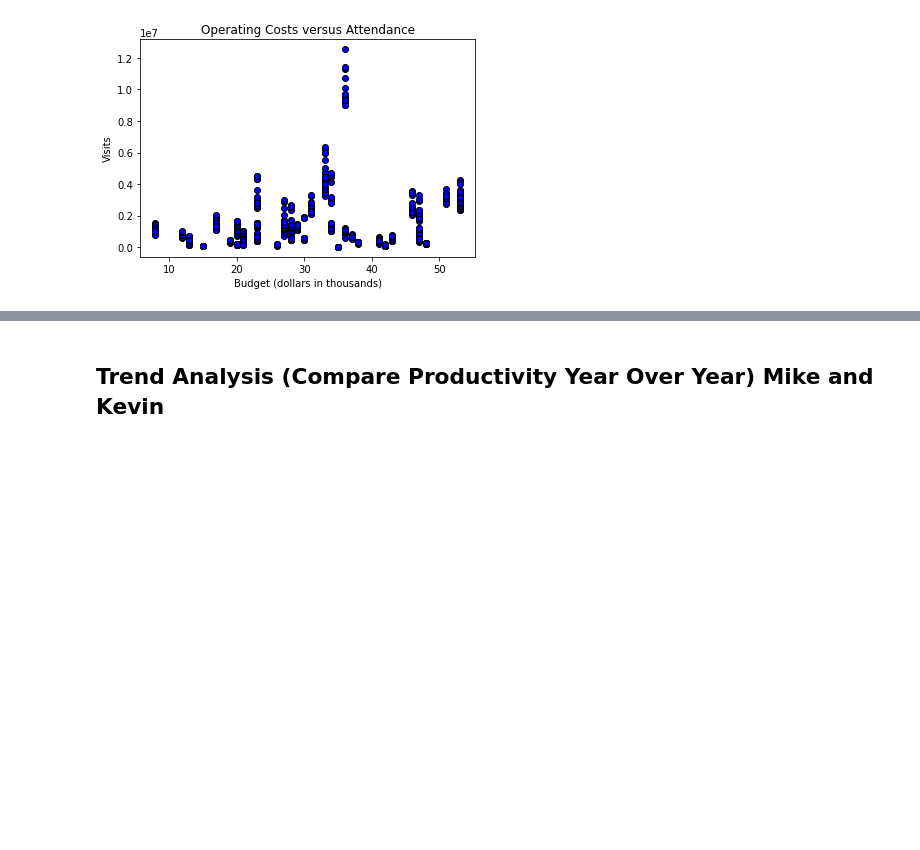
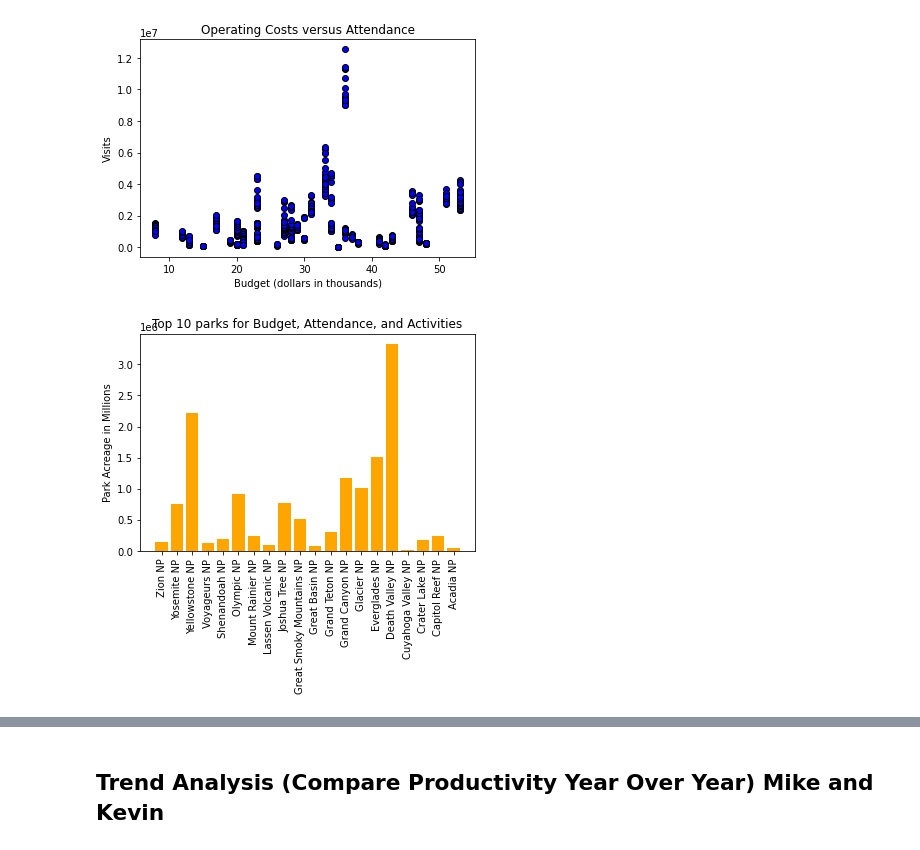
Before and after one commit to mregpala/project-national-park-performance, a Jupyter notebook: NationalParkAnalysis.ipynb, the cells around one changed output, grey strips where cells are left out. Saved outputs shown, nothing was run; the diff lists cells and outputs as text; code cells hidden in the pictures; blank space fills up the shorter version.

```diff
--- a/NationalParkAnalysis.ipynb
+++ b/NationalParkAnalysis.ipynb
@@ -746,6 +711,7 @@ plt.ylabel("Visits")
 Text(0, 0.5, 'Visits')
 [figure]
 # %%
+Budget_Attendance_final_df = pd.merge(Budget_Attendance_final_df,attendance_master_detail ,how="inner", on=["Park Name"])
 Hist_data=Analysis.query('Year == "2019"')
 Hist_data
 group=Hist_data.groupby(["Park Name"]).head()
@@ -760,8 +726,18 @@ Finalact=Clean_Master["Activity Count"].values.tolist()
 Finalbud=Clean_Master["AdjBudg(dollars in thousands)"].values.tolist()
 Clean_Visit=Clean_Master['Visits'].values.tolist()
 name=Clean_Master['Park Name'].values.tolist()
+acreage=Clean_Master["Park Acreage"].values.tolist()
 data= [[name,Clean_Visit,Finalbud,Finalact]]
 # Clean_Master.plot.bar(title="test").legend(loc=1)
+# %%
+
+plt.bar(name,acreage, color="orange")
+plt.xticks(rotation=90, horizontalalignment="center")
+plt.title("Top 10 parks for Budget, Attendance, and Activities")
+plt.ylabel("Park Acreage in Millions")
+plt.show()
+# %% [output]
+[figure, added]
 # %%
 plt.bar(name,Clean_Visit, color="r")
 plt.xticks(rotation=90, horizontalalignment="center")
```
Also changed, not shown: parts of 14 cells of this notebook.
